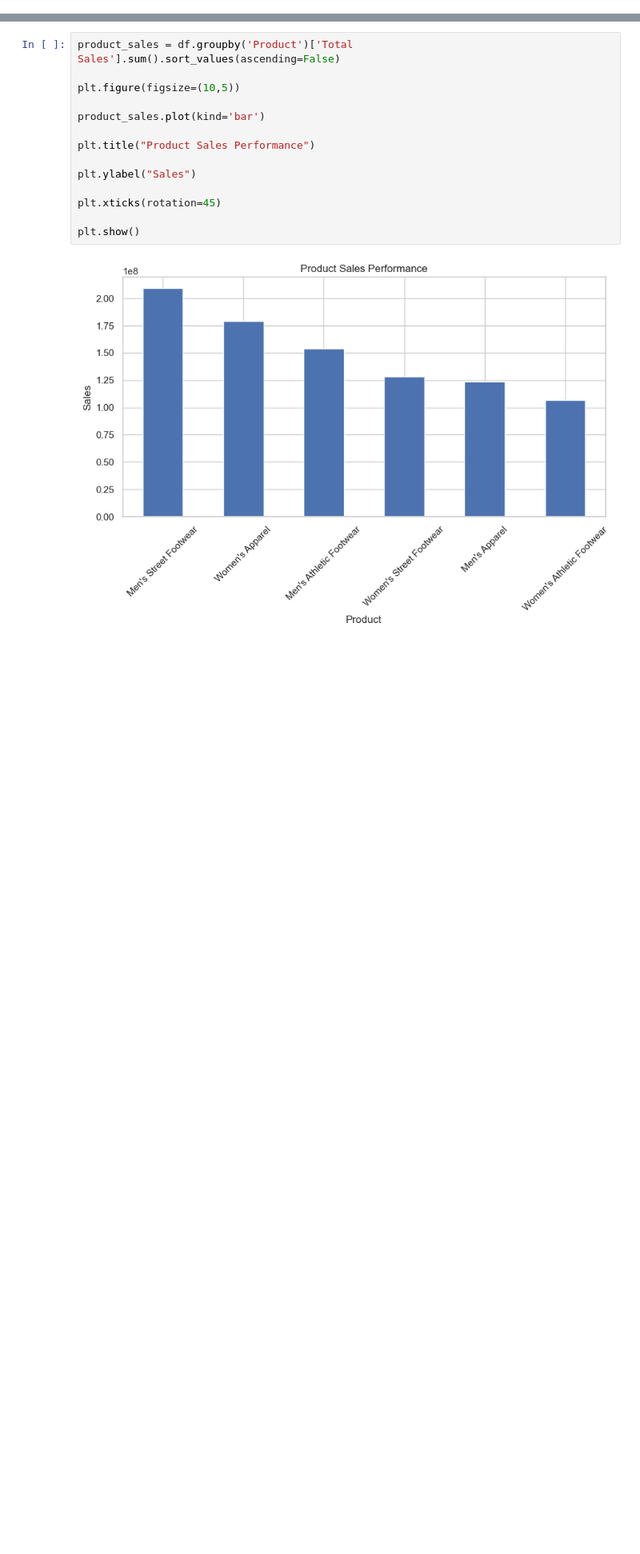
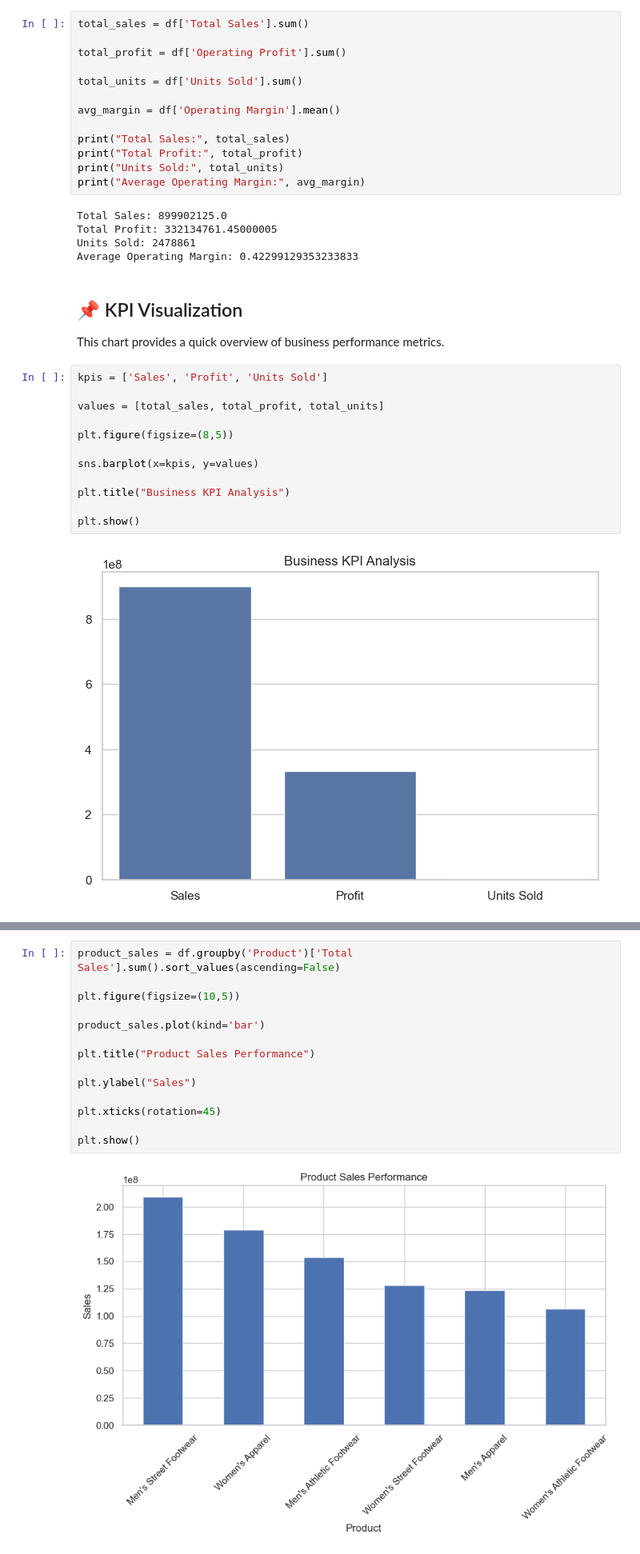
Before and after one commit to Rakshitha572/Task_4_DataStoryTelling_StatisticalValidation, a Jupyter notebook: notebooks/statistical_validation.ipynb, the cells around one changed output, grey strips where cells are left out. Shown at 80% size. Saved outputs shown, nothing was run; the diff lists cells and outputs as text; blank space fills up the shorter version.

```diff
--- a/notebooks/statistical_validation.ipynb
+++ b/notebooks/statistical_validation.ipynb
@@ -51,0 +118,36 @@ Seasonal trends suggest increased customer demand during specific periods of the
+# %%
+total_sales = df['Total Sales'].sum()
+
+total_profit = df['Operating Profit'].sum()
+
+total_units = df['Units Sold'].sum()
+
+avg_margin = df['Operating Margin'].mean()
+
+print("Total Sales:", total_sales)
+print("Total Profit:", total_profit)
+print("Units Sold:", total_units)
+print("Average Operating Margin:", avg_margin)
+# %% [output]
+Total Sales: 899902125.0
+Total Profit: 332134761.45000005
+Units Sold: 2478861
+Average Operating Margin: 0.42299129353233833
+# %% [markdown]
+## 📌 KPI Visualization
+
+This chart provides a quick overview of business performance metrics.
+# %%
+kpis = ['Sales', 'Profit', 'Units Sold']
+
+values = [total_sales, total_profit, total_units]
+
+plt.figure(figsize=(8,5))
+
+sns.barplot(x=kpis, y=values)
+
+plt.title("Business KPI Analysis")
+
+plt.show()
+# %% [output]
+[figure, added]
```
Also changed, not shown: parts of 33 cells of this notebook, 1 other file.
